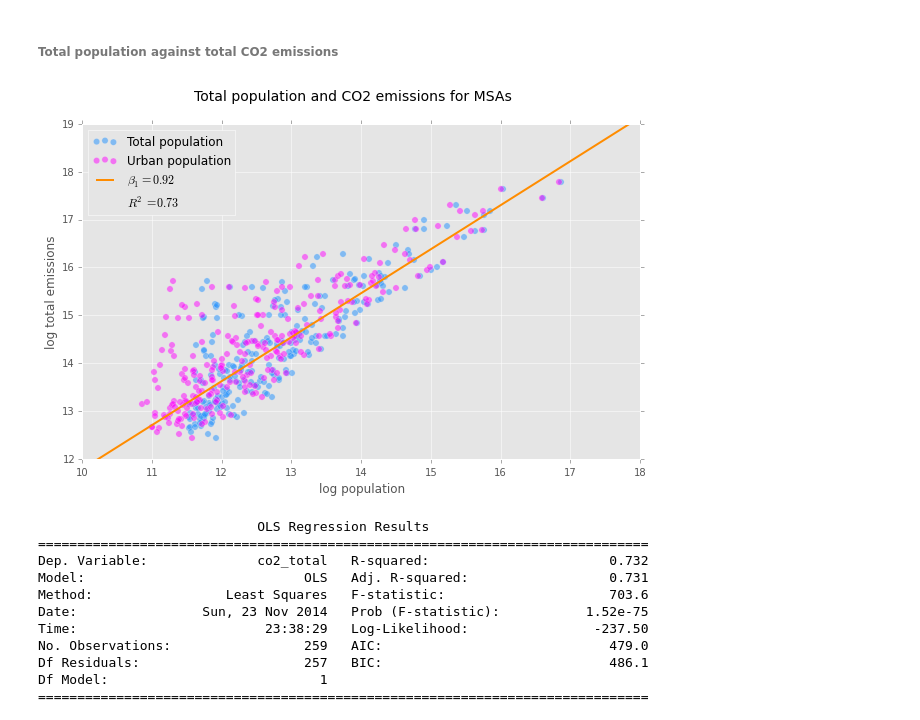
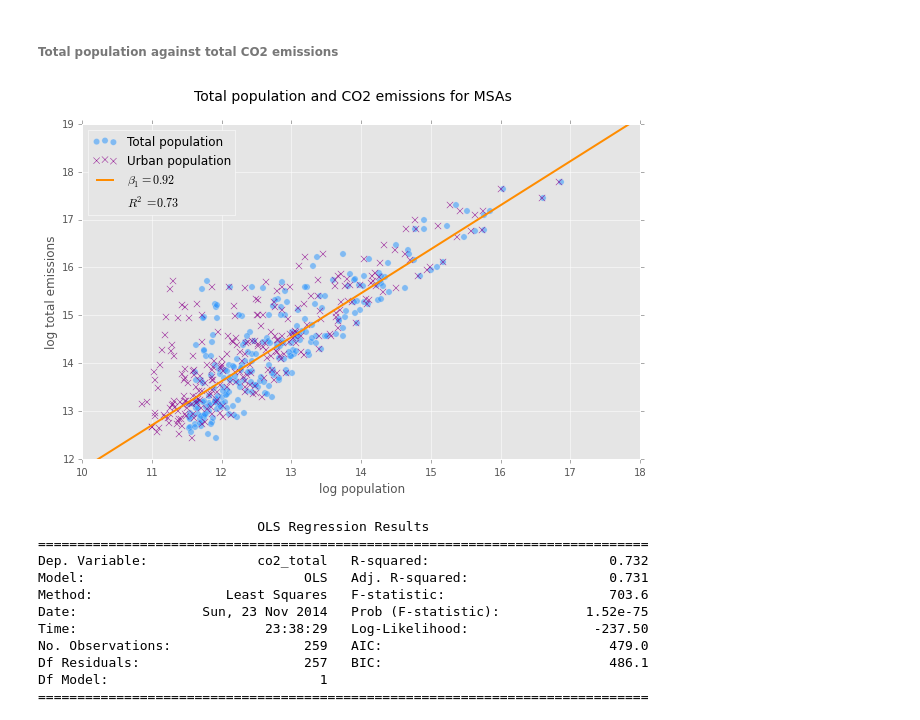
Before and after one commit to pvarsh/foundations-a4, a Jupyter notebook: assignment-4.ipynb, the cells around one changed output. Cells and saved outputs as stored; diff of their text form; code cells hidden in the pictures.

```diff
--- a/assignment-4.ipynb
+++ b/assignment-4.ipynb
@@ -330,50 +330,51 @@ scatter1 = ax1.scatter(np.log(mt.pop_total),
             lw = None,
             s = 40,
             alpha = 0.5,
-            label = "MSA")
+            label = "Total population")
 
 scatter1_1 = ax1.scatter(np.log(mt.pop_urban),
             np.log(mt.co2_total),
-            c = "magenta",
+            marker = "x",
+            c = "DarkMagenta",
             lw = None,
             s = 40,
-            alpha = 0.5,
-            label = "MSA")
+            alpha = .9,
+            label = "Urban population")
 
 ### Get x and y lims
 xmin, xmax = ax1.get_xlim()
 ymin, ymax = ax1.get_ylim()
 
 ### Regression
 # Design matrix
 y = np.log(mt.co2_total)
 ones = np.ones(mt.shape[0])
 X = np.column_stack((ones, np.log(mt.pop_total)))
 
 # Fit model
 mod1 = sm.OLS(y, X).fit()
 
 ### Plot regression line
 x = np.linspace(xmin, xmax)
 y = mod1.params[0] + mod1.params[1] * x
 regression_label = r'$\beta_1 = %2.2f$' %mod1.params[1]
 line1, = ax1.plot(x, y, c = 'darkorange', lw = 2, label = regression_label)
 #line1, = ax1.plot(x, y, c = 'darkorange', lw = 2, label = regression_label)
 
 
 # Set x and y lims
 ax1.set_xlim(xmin, xmax)
 ax1.set_ylim(ymin, ymax)
 
 # Legend
 extra = ptch.Rectangle((0, 0), 1, 1, fc="w", fill=False, edgecolor='none', linewidth=0)
 rsq = r'$R^2 = %2.2f$' %mod1.rsquared
 ax1.legend((scatter1, scatter1_1, line1, extra), ("Total population", "Urban population", regression_label, rsq), loc = 2)
-
+#ax1.legend(loc = 2)
 # Show
 plt.show()
 # %% [output]
-[figure, old version]
+[figure, new version]
 # %%
 print mod1.summary()
 # %% [output]
```
Also changed, not shown: parts of 3 cells of this notebook.
